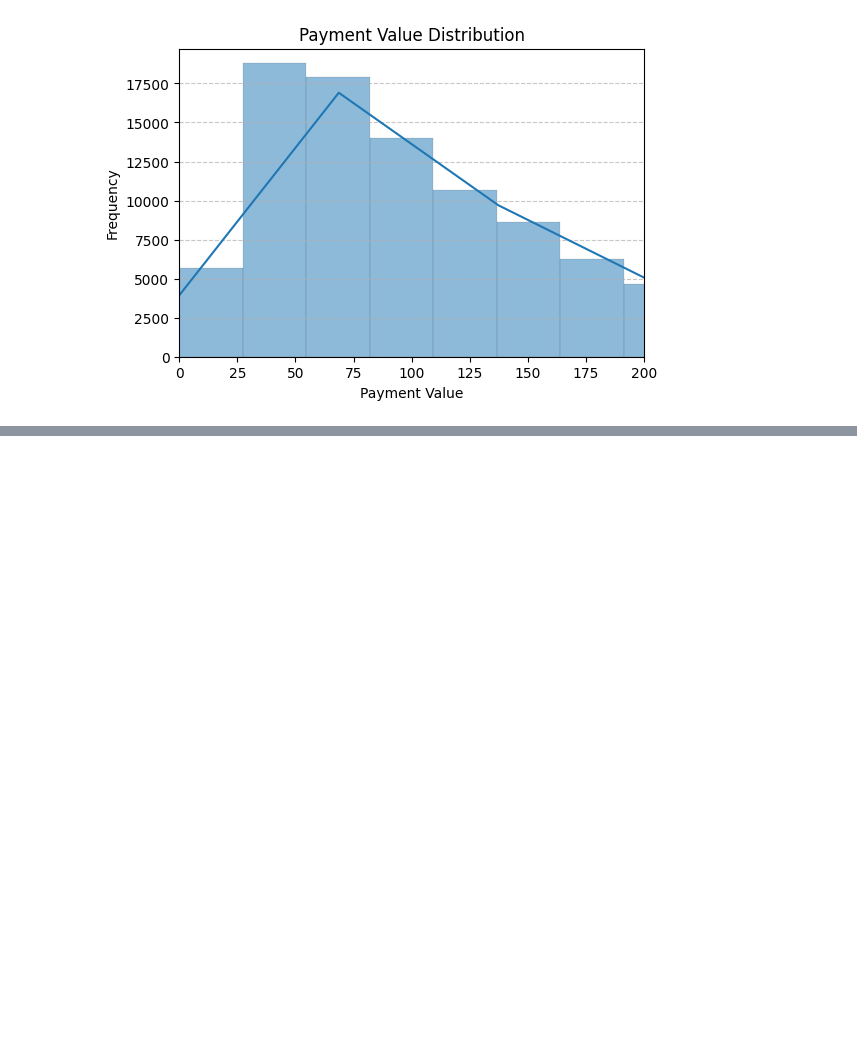
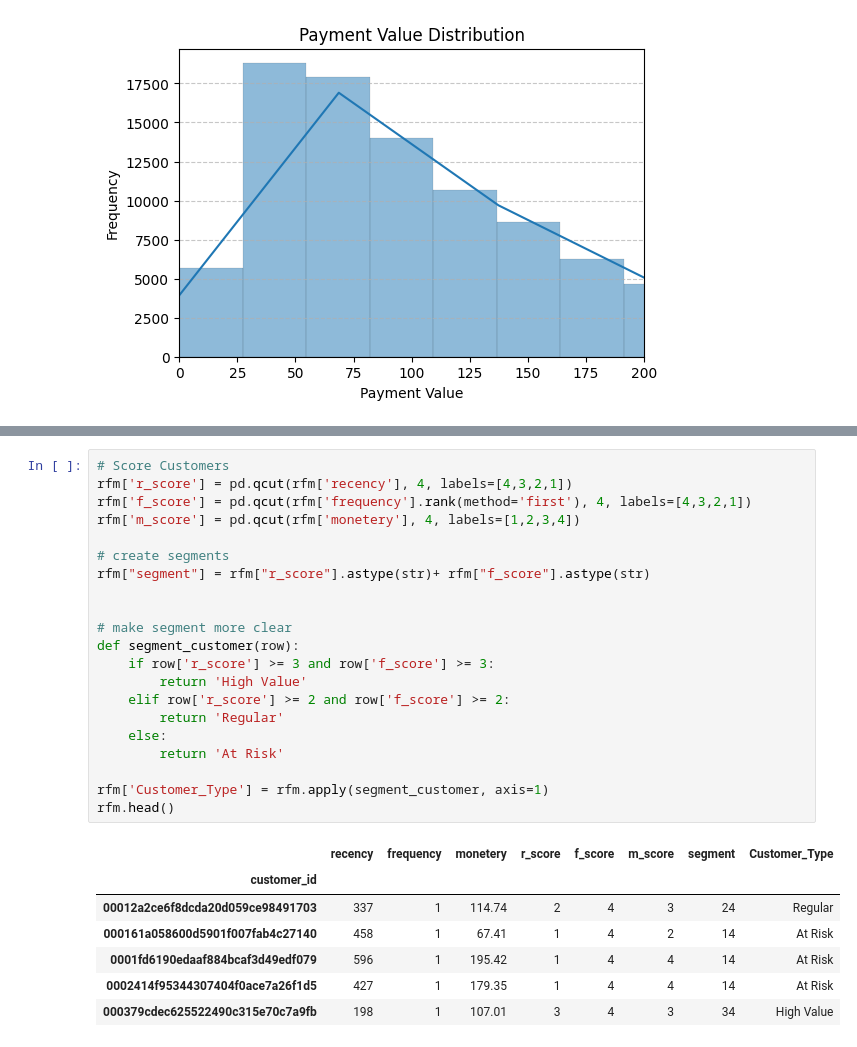
Before and after one commit to iamharish22/ecommerce-data-analysis-project, a Jupyter notebook: python/ecommerce_anaylsis.ipynb, the cells around one changed output, grey strips where cells are left out. Drawn from its saved outputs; the diff is of its cells as text; blank space fills up the shorter version.

```diff
--- a/python/ecommerce_anaylsis.ipynb
+++ b/python/ecommerce_anaylsis.ipynb
@@ -232,0 +253,29 @@ plt.show()
+# %%
+# Score Customers
+rfm['r_score'] = pd.qcut(rfm['recency'], 4, labels=[4,3,2,1])
+rfm['f_score'] = pd.qcut(rfm['frequency'].rank(method='first'), 4, labels=[4,3,2,1])
+rfm['m_score'] = pd.qcut(rfm['monetery'], 4, labels=[1,2,3,4])
+
+# create segments
+rfm["segment"] = rfm["r_score"].astype(str)+ rfm["f_score"].astype(str)
+
+
+# make segment more clear
+def segment_customer(row):
+    if row['r_score'] >= 3 and row['f_score'] >= 3:
+        return 'High Value'
+    elif row['r_score'] >= 2 and row['f_score'] >= 2:
+        return 'Regular'
+    else:
+        return 'At Risk'
+
+rfm['Customer_Type'] = rfm.apply(segment_customer, axis=1)
+rfm.head()
+# %% [output]
+|  | recency | frequency | monetery | r_score | f_score | m_score | segment | Customer_Type |
+| customer_id |  |  |  |  |  |  |  |  |
+| 00012a2ce6f8dcda20d059ce98491703 | 337 | 1 | 114.74 | 2 | 4 | 3 | 24 | Regular |
+| 000161a058600d5901f007fab4c27140 | 458 | 1 | 67.41 | 1 | 4 | 2 | 14 | At Risk |
+| 0001fd6190edaaf884bcaf3d49edf079 | 596 | 1 | 195.42 | 1 | 4 | 4 | 14 | At Risk |
+| 0002414f95344307404f0ace7a26f1d5 | 427 | 1 | 179.35 | 1 | 4 | 4 | 14 | At Risk |
+| 000379cdec625522490c315e70c7a9fb | 198 | 1 | 107.01 | 3 | 4 | 3 | 34 | High Value |
```
Also changed, not shown: parts of 5 cells of this notebook, 1 other file.
